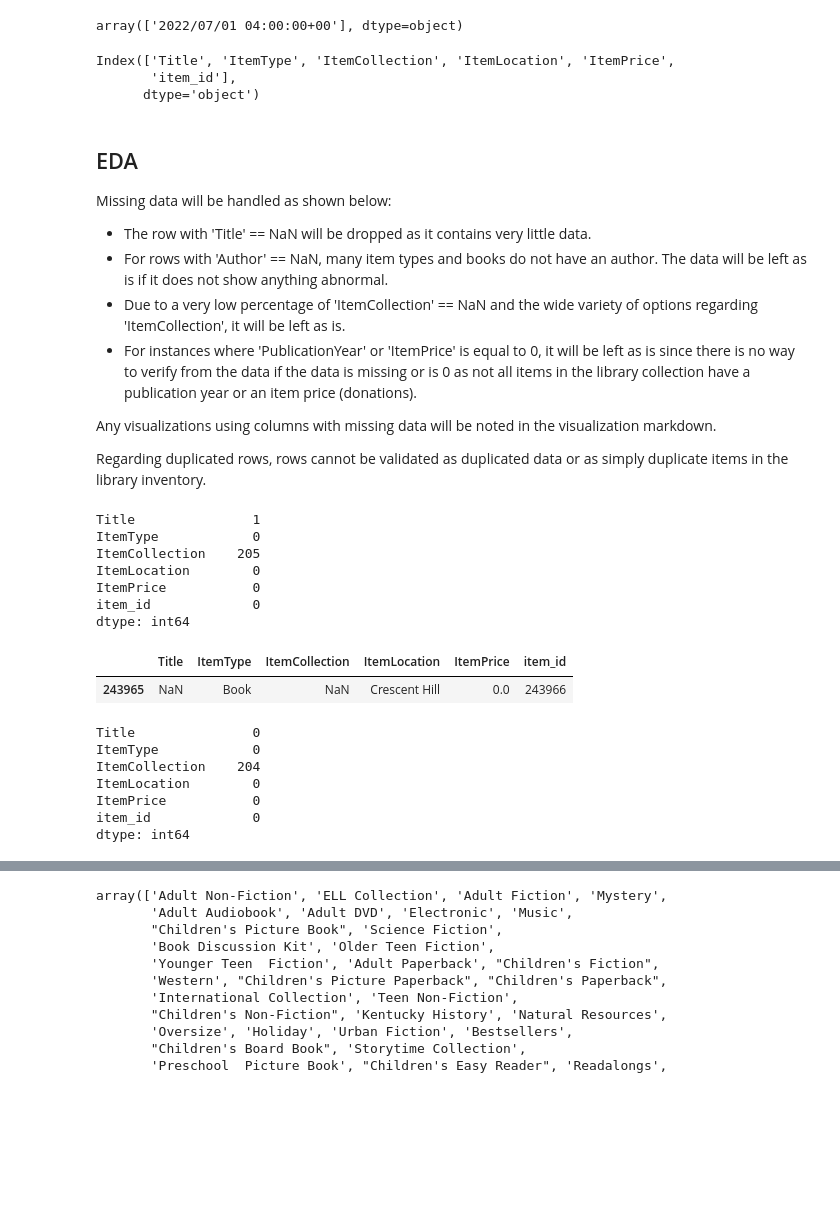
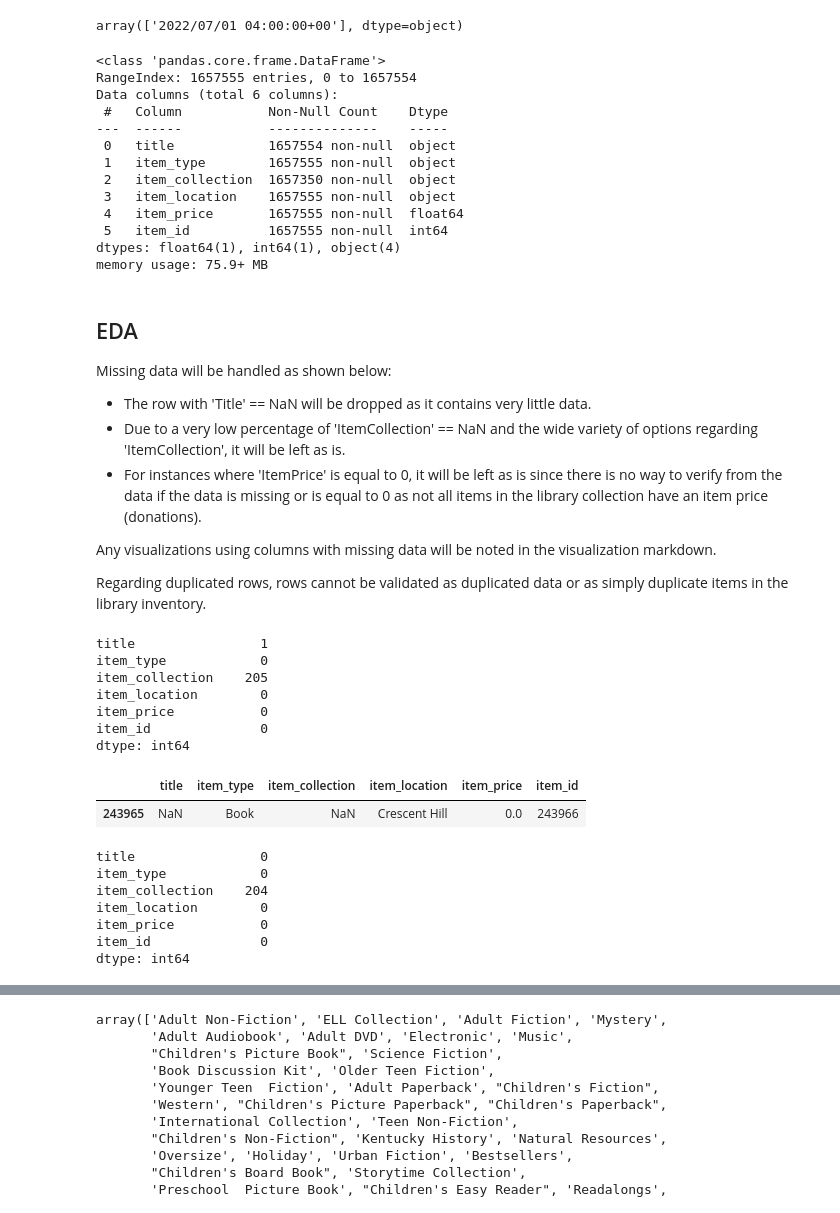
Before and after one commit to btl930/louisville_library_inventory_analysis, a Jupyter notebook: notebook/louisville_library_inventory_analysis.ipynb, the cells around one changed output, grey strips where cells are left out. Cells and saved outputs as stored; diff of their text form; code cells hidden in the pictures; blank space fills up the shorter version.

Commit message:
Markdown and notebook touchups for library inventory notebook

```diff
--- a/notebook/louisville_library_inventory_analysis.ipynb
+++ b/notebook/louisville_library_inventory_analysis.ipynb
@@ -39,6 +39,3 @@ Data columns (total 11 columns):
  10  ObjectId         1657555 non-null  int64
 dtypes: float64(2), int64(3), object(6)
 memory usage: 139.1+ MB
-# %%
-df = df.astype({'ISBN':'object'})
-df.dtypes
@@ -58,2 +41,0 @@ dtype: object
-# %%
-df['ISBN'] = df['ISBN'].astype(str)
@@ -101,21 +47,30 @@ array(['2022/07/01 04:00:00+00'], dtype=object)
 df.drop(['ReportDate'], axis=1, inplace=True)
 # %%
 df.drop(['BibNum','Author', 'ISBN', 'PublicationYear'], axis=1, inplace=True)
-# %%
-df.rename(columns={'ObjectId': 'item_id'}, inplace=True)
+# %%
+df = df.rename(columns={'ObjectId': 'item_id', 'Title':'title', 'ItemType':'item_type', 'ItemCollection': 'item_collection', 'ItemLocation':'item_location', 'ItemPrice':'item_price'})
 # %%
-df.columns
+df.info()
 # %% [output]
-Index(['Title', 'ItemType', 'ItemCollection', 'ItemLocation', 'ItemPrice',
-       'item_id'],
-      dtype='object')
+<class 'pandas.core.frame.DataFrame'>
+RangeIndex: 1657555 entries, 0 to 1657554
+Data columns (total 6 columns):
+ #   Column           Non-Null Count    Dtype
+---  ------           --------------    -----
+ 0   title            1657554 non-null  object
+ 1   item_type        1657555 non-null  object
+ 2   item_collection  1657350 non-null  object
+ 3   item_location    1657555 non-null  object
+ 4   item_price       1657555 non-null  float64
+ 5   item_id          1657555 non-null  int64
+dtypes: float64(1), int64(1), object(4)
+memory usage: 75.9+ MB
 # %% [markdown]
 ## EDA
 Missing data will be handled as shown below:
 - The row with 'Title' == NaN will be dropped as it contains very little data.
-- For rows with 'Author' == NaN, many item types and books do not have an author. The data will be left as is if it does not show anything abnormal.
 - Due to a very low percentage of 'ItemCollection' == NaN and the wide variety of options regarding 'ItemCollection', it will be left as is.
-- For instances where 'PublicationYear' or 'ItemPrice' is equal to 0, it will be left as is since there is no way to verify from the data if the data is missing or is 0 as not all items in the library collection have a publication year or an item price (donations).
+- For instances where 'ItemPrice' is equal to 0, it will be left as is since there is no way to verify from the data if the data is missing or is equal to 0 as not all items in the library collection have an item price (donations).
 
 Any visualizations using columns with missing data will be noted in the visualization markdown.
 
@@ -125,27 +80,27 @@ df.isna()
 
 df.isna().sum()
 # %% [output]
-Title               1
-ItemType            0
-ItemCollection    205
-ItemLocation        0
-ItemPrice           0
-item_id             0
+title                1
+item_type            0
+item_collection    205
+item_location        0
+item_price           0
+item_id              0
 dtype: int64
 # %%
-df.loc[df['Title'].isna()]
+df.loc[df['title'].isna()]
 # %% [output]
-|  | Title | ItemType | ItemCollection | ItemLocation | ItemPrice | item_id |
+|  | title | item_type | item_collection | item_location | item_price | item_id |
 | 243965 | NaN | Book | NaN | Crescent Hill | 0.0 | 243966 |
 # %%
 df = df.drop(243965)
 # %%
 df.isna().sum()
 # %% [output]
-Title               0
-ItemType            0
-ItemCollection    204
-ItemLocation        0
-ItemPrice           0
-item_id             0
+title                0
+item_type            0
+item_collection    204
+item_location        0
+item_price           0
+item_id              0
 dtype: int64
```
Also changed, not shown: parts of 43 cells of this notebook.
